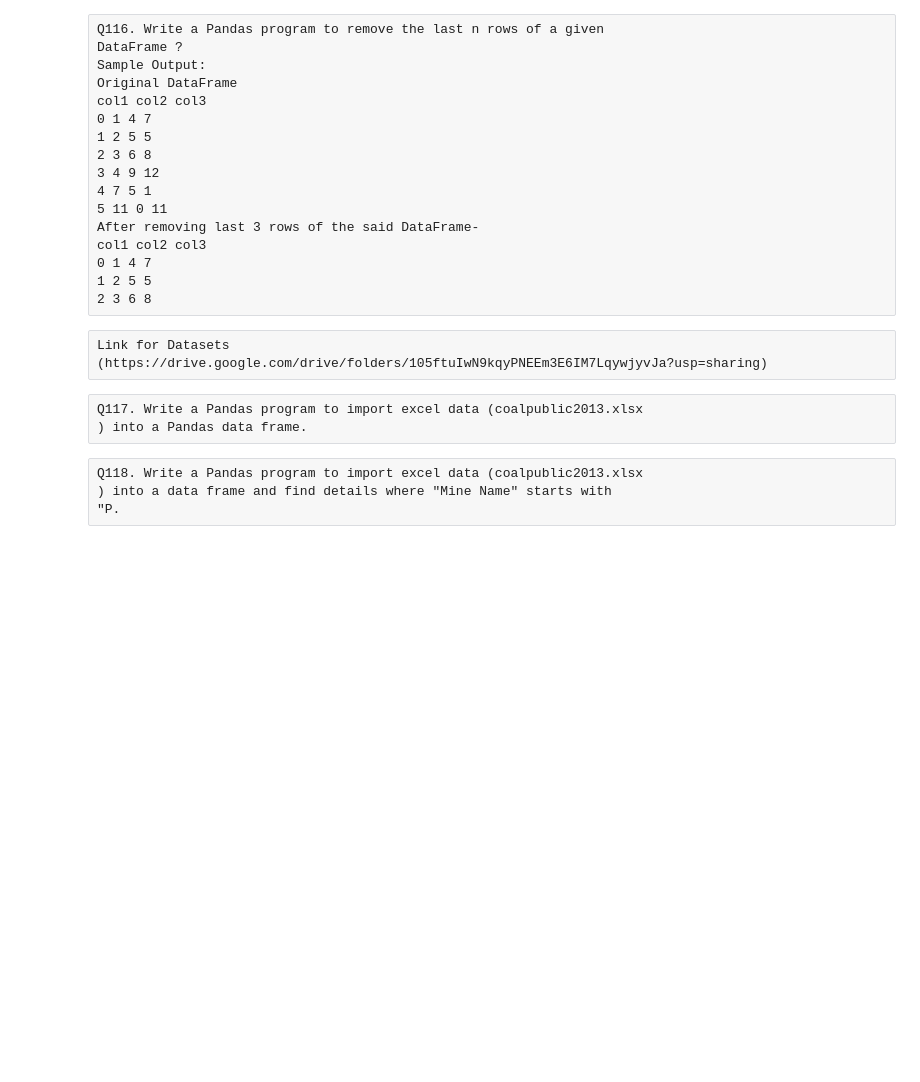
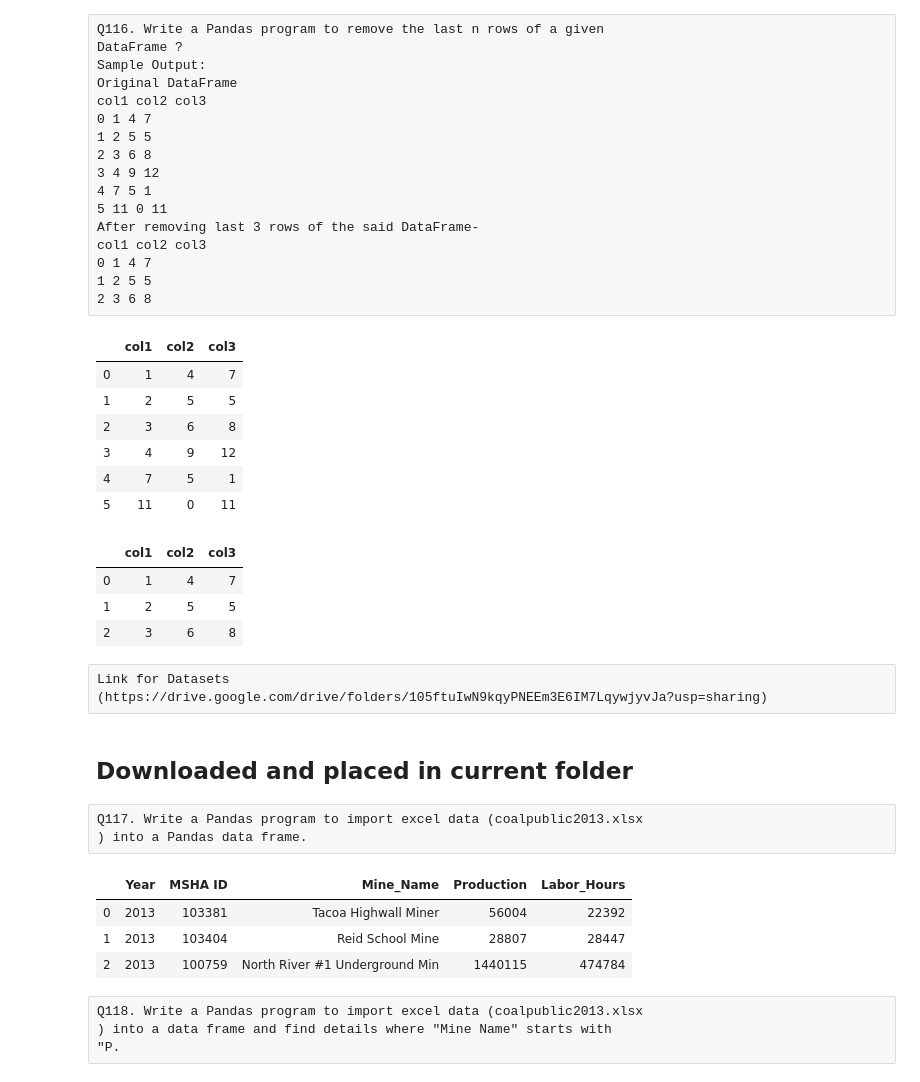
Before and after one commit to MukunthanML/ineuron_ml_assignments, a Jupyter notebook: Python_Subjective_Assignment.ipynb, the cells around one changed output. Cells and saved outputs as stored; diff of their text form; code cells hidden in the pictures; blank space fills up the shorter version.

```diff
--- a/Python_Subjective_Assignment.ipynb
+++ b/Python_Subjective_Assignment.ipynb
@@ -2440,3 +2653,24 @@ col1 col2 col3
 0 1 4 7
 1 2 5 5
 2 3 6 8
+# %%
+import pandas as pd
+
+d1 = pd.DataFrame({'col1':[1,2,3,4,7,11],'col2':[4,5,6,9,5,0],'col3':[7,5,8,12,1,11]})
+d1
+# %% [output]
+|  | col1 | col2 | col3 |
+| 0 | 1 | 4 | 7 |
+| 1 | 2 | 5 | 5 |
+| 2 | 3 | 6 | 8 |
+| 3 | 4 | 9 | 12 |
+| 4 | 7 | 5 | 1 |
+| 5 | 11 | 0 | 11 |
+# %%
+d1= d1[:-3]
+d1
+# %% [output]
+|  | col1 | col2 | col3 |
+| 0 | 1 | 4 | 7 |
+| 1 | 2 | 5 | 5 |
+| 2 | 3 | 6 | 8 |
@@ -2443,6 +2679,18 @@ col1 col2 col3
 # %% [raw]
 Link for Datasets
 (https://drive.google.com/drive/folders/105ftuIwN9kqyPNEEm3E6IM7LqywjyvJa?usp=sharing)
+# %% [markdown]
+## Downloaded and placed in current folder
 # %% [raw]
 Q117. Write a Pandas program to import excel data (coalpublic2013.xlsx
 ) into a Pandas data frame.
+# %%
+import pandas as pd
+
+coal_df = pd.read_excel('coalpublic2013.xlsx')
+coal_df.head(3)
+# %% [output]
+|  | Year | MSHA ID | Mine_Name | Production | Labor_Hours |
+| 0 | 2013 | 103381 | Tacoa Highwall Miner | 56004 | 22392 |
+| 1 | 2013 | 103404 | Reid School Mine | 28807 | 28447 |
+| 2 | 2013 | 100759 | North River #1 Underground Min | 1440115 | 474784 |
```
Also changed, not shown: parts of 50 cells of this notebook.
